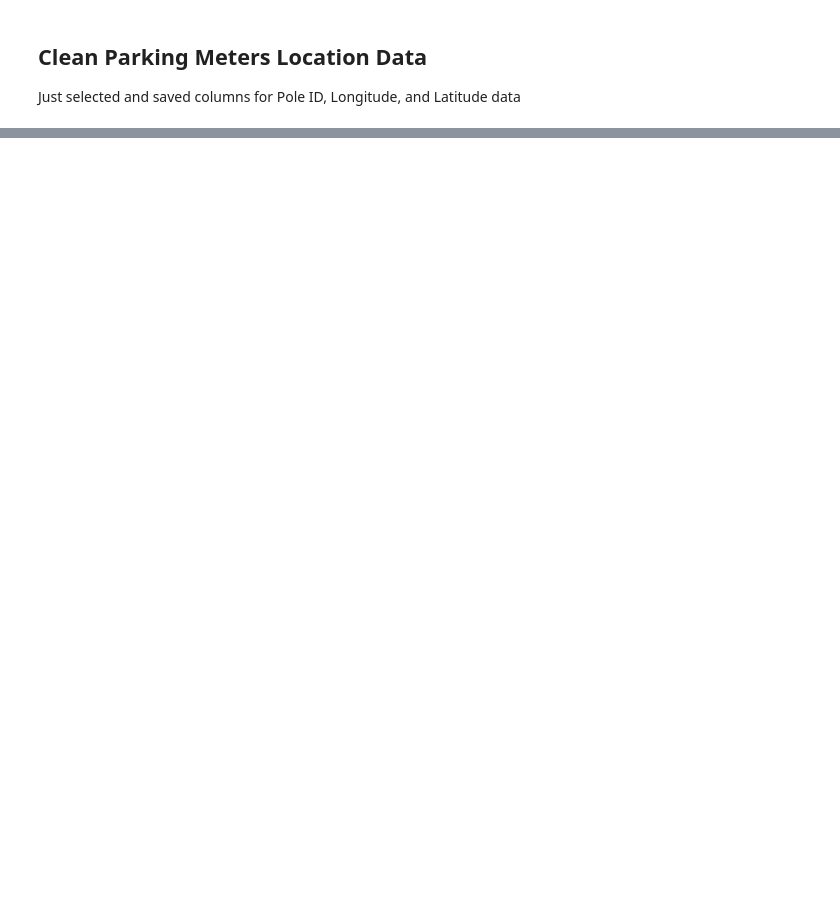
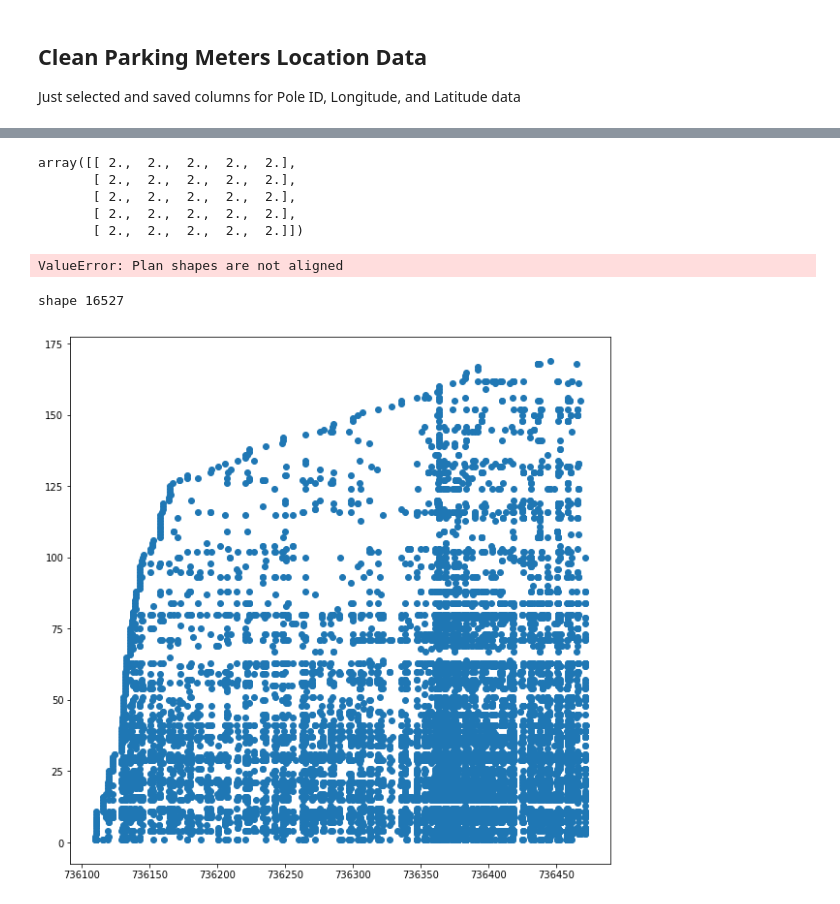
Before and after one commit to mac011/Pr_087, a Jupyter notebook: python_notebooks/yyun_COGS108.ipynb, the cells around one changed output, grey strips where cells are left out. Drawn from its saved outputs; the diff is of its cells as text; code cells hidden in the pictures; blank space fills up the shorter version.

```diff
--- a/python_notebooks/yyun_COGS108.ipynb
+++ b/python_notebooks/yyun_COGS108.ipynb
@@ -151,0 +206,38 @@ Mean: 0.0955210070438
+# %%
+aa = np.zeros((5,2,))
+bb = np.ones((5,2,))*2
+bb.T[0] = 0
+test_res = scipy.spatial.distance.cdist(aa,bb)
+test_res
+# %% [output]
+array([[ 2.,  2.,  2.,  2.,  2.],
+       [ 2.,  2.,  2.,  2.,  2.],
+       [ 2.,  2.,  2.,  2.,  2.],
+       [ 2.,  2.,  2.,  2.,  2.],
+       [ 2.,  2.,  2.,  2.,  2.]])
+# %%
+all_closed = pd.DataFrame.from_csv('Pr_087/clean_data/complete_closed.csv')
+all_closed = all_closed[~np.isnan(all_closed['long'])]
+all_closed = all_closed[all_closed['long'] != 0]
+
+all_open = pd.read_csv('Pr_087/clean_data/cleaned_get_it_done_open_potholes.csv')
+all_open = all_open[~np.isnan(all_open['long'])]
+all_open = all_open[all_open['long'] != 0]
+
+all_closed.append(all_open)
+# %% [output]
+ValueError: Plan shapes are not aligned
+# %%
+import matplotlib.dates as dates
+closed_neighborhoods = pd.DataFrame.from_csv('Pr_087/clean_data/Combined_Closed_Neighb.csv')
+print('shape',closed_neighborhoods.shape[0])
+# _1 = dates.datestr2num(closed_neighborhoods['closed_date'])
+_1 = np.zeros(closed_neighborhoods.shape[0])
+for i in range(0,_1.shape[0]):
+    _1[i] = dates.datestr2num(closed_neighborhoods['closed_date'][i])
+fig1 = plt.figure()
+plt.scatter(_1,closed_neighborhoods['Neighborhood_Val'])
+plt.show()
+# %% [output]
+shape 16527
+[figure, added]
```
Also changed, not shown: parts of 9 cells of this notebook.
